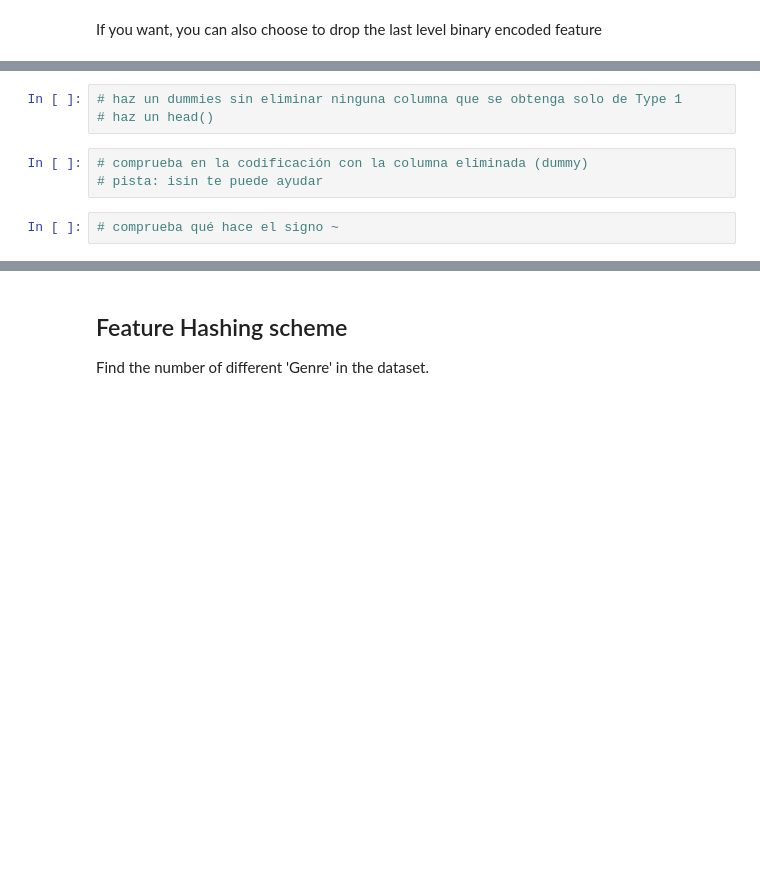
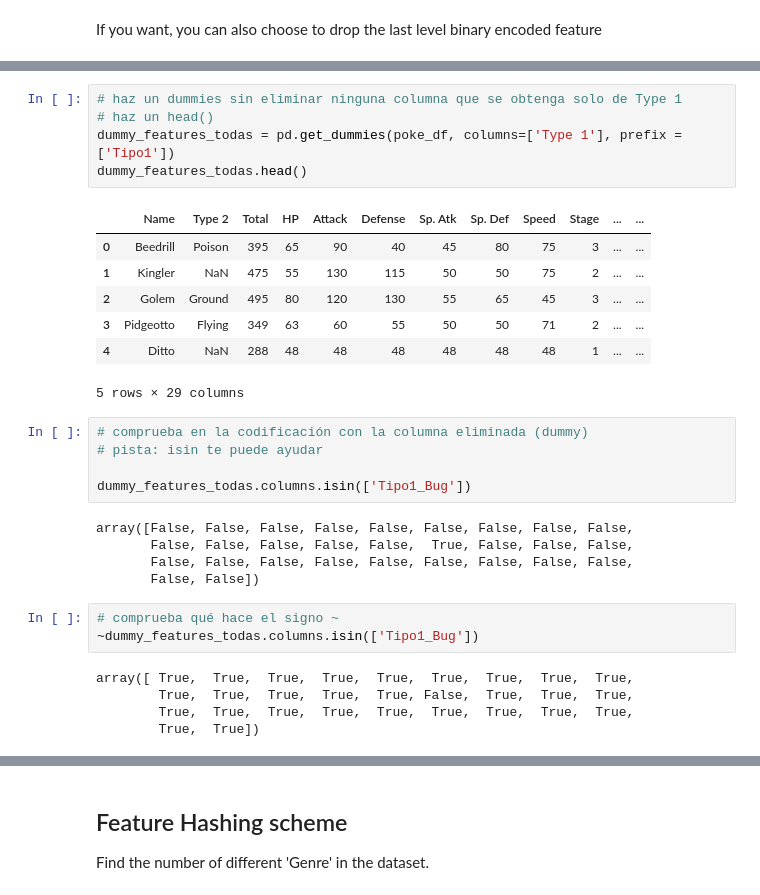
Before and after one commit to rafazamb/DS_PT_ENE21, a Jupyter notebook: 1-Data_Analysis/4-Feature Engineering/4.2 Categóricas/Práctica/2_FeatureEngineering_CategoricalData_ejercicios -clase - Solución.ipynb, the cells around one changed output, grey strips where cells are left out. Drawn from its saved outputs; the diff is of its cells as text; blank space fills up the shorter version.

```diff
--- a/1-Data_Analysis/4-Feature Engineering/4.2 Categóricas/Práctica/2_FeatureEngineering_CategoricalData_ejercicios -clase - Solución.ipynb
+++ b/1-Data_Analysis/4-Feature Engineering/4.2 Categóricas/Práctica/2_FeatureEngineering_CategoricalData_ejercicios -clase - Solución.ipynb
@@ -265,10 +313,33 @@ If you want, you can also choose to drop the last level binary encoded feature
 # %%
 # haz un dummies sin eliminar ninguna columna que se obtenga solo de Type 1
 # haz un head()
+dummy_features_todas = pd.get_dummies(poke_df, columns=['Type 1'], prefix = ['Tipo1'])
+dummy_features_todas.head()
+# %% [output]
+|  | Name | Type 2 | Total | HP | Attack | Defense | Sp. Atk | Sp. Def | Speed | Stage | ... | ... |
+| 0 | Beedrill | Poison | 395 | 65 | 90 | 40 | 45 | 80 | 75 | 3 | ... | ... |
+| 1 | Kingler | NaN | 475 | 55 | 130 | 115 | 50 | 50 | 75 | 2 | ... | ... |
+| 2 | Golem | Ground | 495 | 80 | 120 | 130 | 55 | 65 | 45 | 3 | ... | ... |
+| 3 | Pidgeotto | Flying | 349 | 63 | 60 | 55 | 50 | 50 | 71 | 2 | ... | ... |
+| 4 | Ditto | NaN | 288 | 48 | 48 | 48 | 48 | 48 | 48 | 1 | ... | ... |
+5 rows × 29 columns
 # %%
 # comprueba en la codificación con la columna eliminada (dummy)
 # pista: isin te puede ayudar
+
+dummy_features_todas.columns.isin(['Tipo1_Bug'])
+# %% [output]
+array([False, False, False, False, False, False, False, False, False,
+       False, False, False, False, False,  True, False, False, False,
+       False, False, False, False, False, False, False, False, False,
+       False, False])
 # %%
 # comprueba qué hace el signo ~
+~dummy_features_todas.columns.isin(['Tipo1_Bug'])
+# %% [output]
+array([ True,  True,  True,  True,  True,  True,  True,  True,  True,
+        True,  True,  True,  True,  True, False,  True,  True,  True,
+        True,  True,  True,  True,  True,  True,  True,  True,  True,
+        True,  True])
 # %%
 # haz una lectura en el DataFrame con la última sentencia que emplea ~
```
Also changed, not shown: parts of 16 cells of this notebook, 5 other files.
